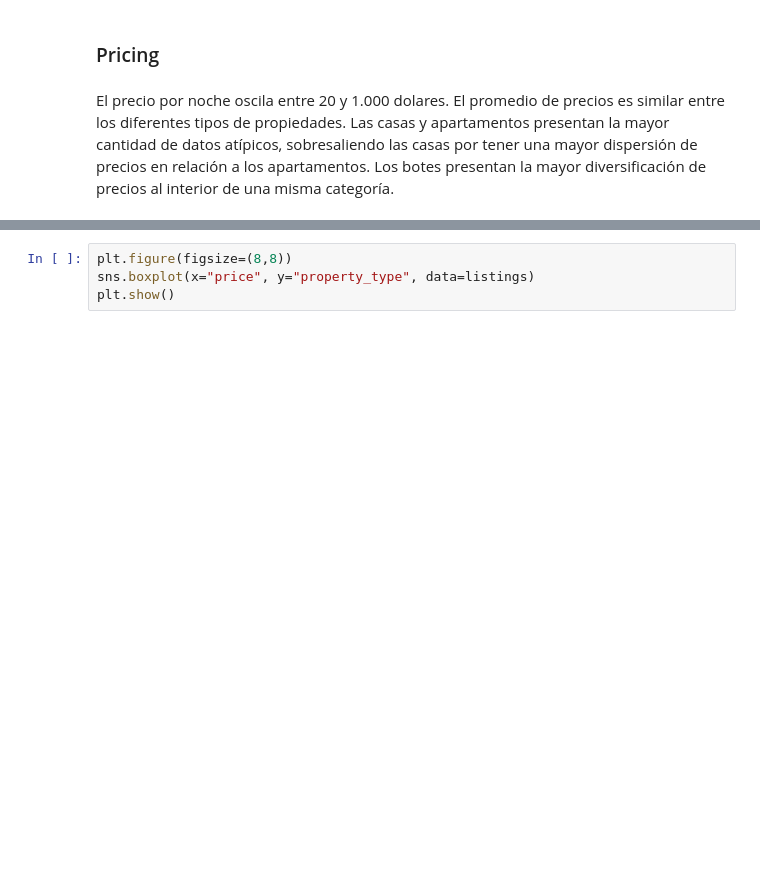
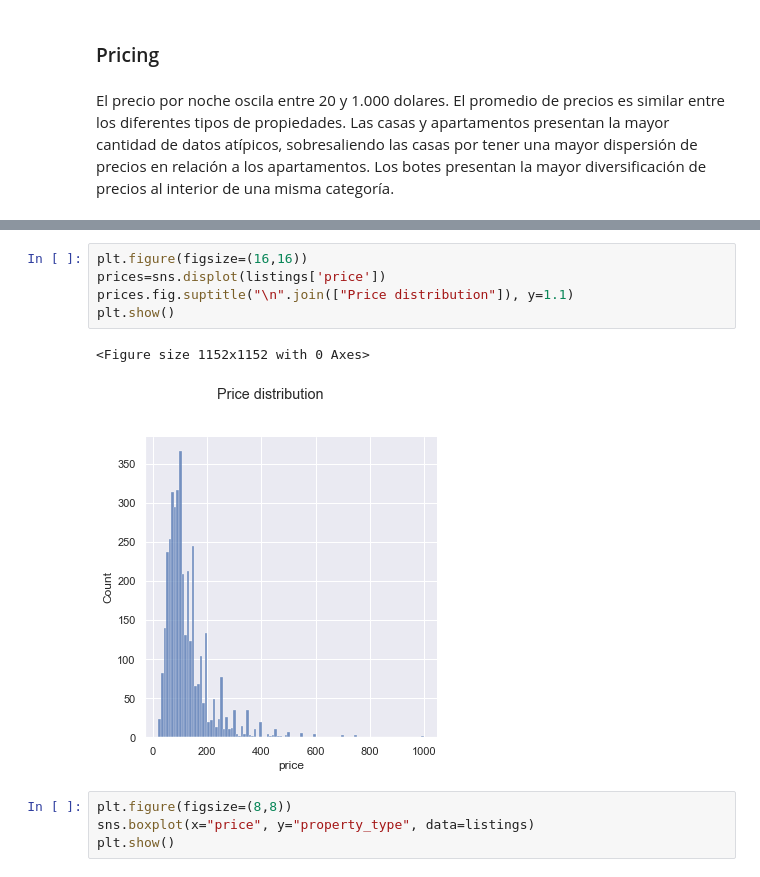
Before and after one commit to anmarphy/Airbnb-Deep-Learning-Pricing-Model, a Jupyter notebook: Part_I.ipynb, the cells around one changed output, grey strips where cells are left out. Saved outputs shown, nothing was run; the diff lists cells and outputs as text; blank space fills up the shorter version.

```diff
--- a/Part_I.ipynb
+++ b/Part_I.ipynb
@@ -200,3 +207,11 @@ print('Rango de precios:', max(listings['price']), 'y',  min(listings['price']))
+# %%
+plt.figure(figsize=(16,16))
+prices=sns.displot(listings['price'])
+prices.fig.suptitle("\n".join(["Price distribution"]), y=1.1)
+plt.show()
+# %% [output]
+<Figure size 1152x1152 with 0 Axes>
+[figure, added]
 # %%
 plt.figure(figsize=(8,8))
 sns.boxplot(x="price", y="property_type", data=listings)
```
Also changed, not shown: parts of 26 cells of this notebook.
